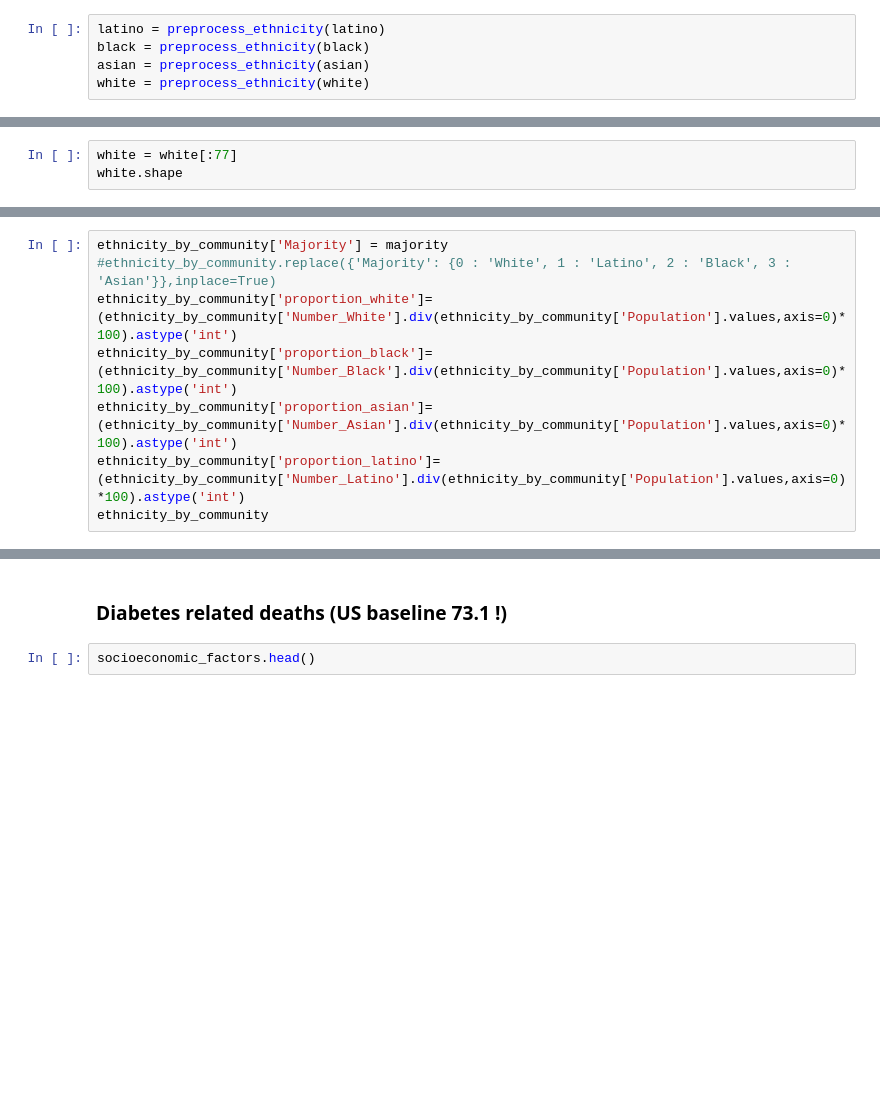
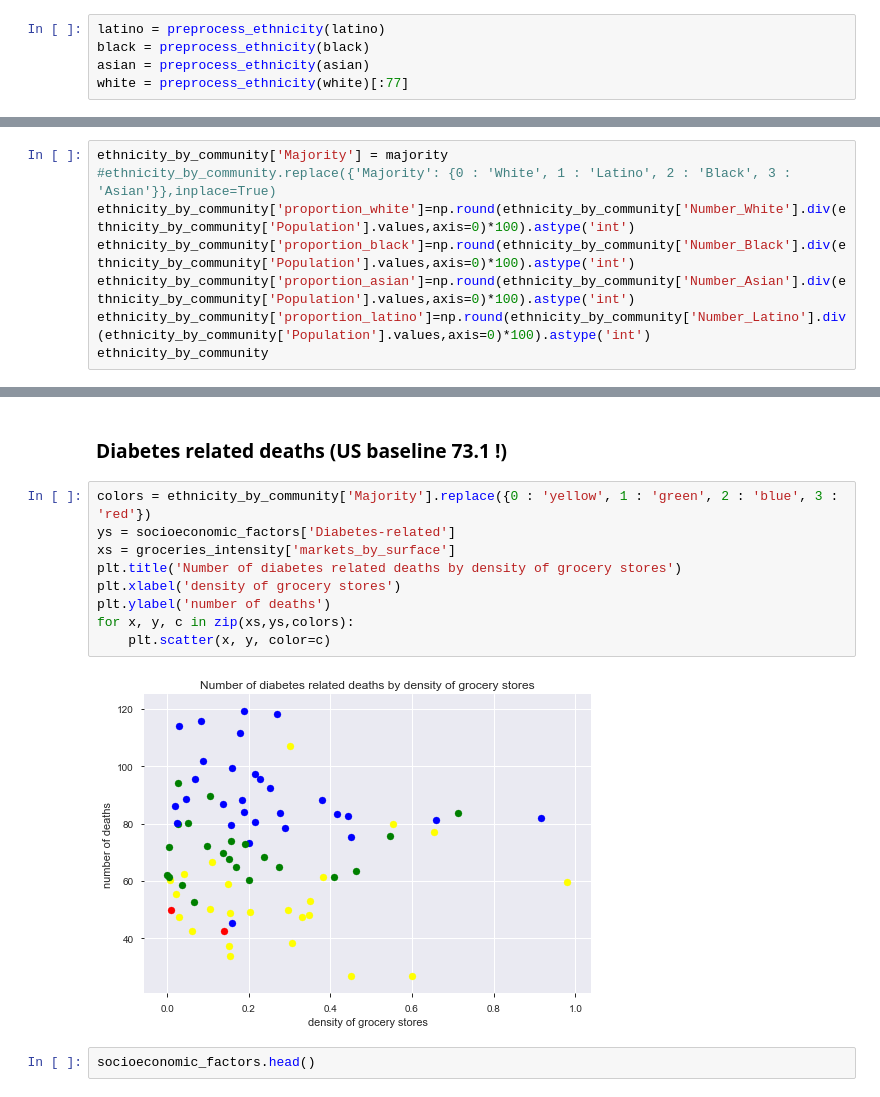
Before and after one commit to aaag97/ada-2019-project-databusters, a Jupyter notebook: 2nd_research_question.ipynb, the cells around one changed output, grey strips where cells are left out. Saved outputs shown, nothing was run; the diff lists cells and outputs as text; blank space fills up the shorter version.

```diff
--- a/2nd_research_question.ipynb
+++ b/2nd_research_question.ipynb
@@ -255,4 +251,4 @@ def preprocess_ethnicity(df):
 latino = preprocess_ethnicity(latino)
 black = preprocess_ethnicity(black)
 asian = preprocess_ethnicity(asian)
-white = preprocess_ethnicity(white)
+white = preprocess_ethnicity(white)[:77]
@@ -264,3 +254,0 @@ white = preprocess_ethnicity(white)
-# %%
-white = white[:77]
-white.shape
@@ -370,10 +338,10 @@ majority = np.argmax(np.array(ethnicity_by_community[['Number_White','Number_Lat
 # %%
 ethnicity_by_community['Majority'] = majority
 #ethnicity_by_community.replace({'Majority': {0 : 'White', 1 : 'Latino', 2 : 'Black', 3 : 'Asian'}},inplace=True)
-ethnicity_by_community['proportion_white']=(ethnicity_by_community['Number_White'].div(ethnicity_by_community['Population'].values,axis=0)*100).astype('int')
-ethnicity_by_community['proportion_black']=(ethnicity_by_community['Number_Black'].div(ethnicity_by_community['Population'].values,axis=0)*100).astype('int')
-ethnicity_by_community['proportion_asian']=(ethnicity_by_community['Number_Asian'].div(ethnicity_by_community['Population'].values,axis=0)*100).astype('int')
-ethnicity_by_community['proportion_latino']=(ethnicity_by_community['Number_Latino'].div(ethnicity_by_community['Population'].values,axis=0)*100).astype('int')
+ethnicity_by_community['proportion_white']=np.round(ethnicity_by_community['Number_White'].div(ethnicity_by_community['Population'].values,axis=0)*100).astype('int')
+ethnicity_by_community['proportion_black']=np.round(ethnicity_by_community['Number_Black'].div(ethnicity_by_community['Population'].values,axis=0)*100).astype('int')
+ethnicity_by_community['proportion_asian']=np.round(ethnicity_by_community['Number_Asian'].div(ethnicity_by_community['Population'].values,axis=0)*100).astype('int')
+ethnicity_by_community['proportion_latino']=np.round(ethnicity_by_community['Number_Latino'].div(ethnicity_by_community['Population'].values,axis=0)*100).astype('int')
 ethnicity_by_community
 # %% [output]
 |  | Community Area | Community Area Name | Number_White | Number_Latino | Number_Black | Number_Asian | ... |
@@ -425,6 +393,17 @@ ethnicity_map.save('./ethnicity_map.html')
 ## Diet-related deaths
 # %% [markdown]
 ### Diabetes related deaths (US baseline 73.1 !)
+# %%
+colors = ethnicity_by_community['Majority'].replace({0 : 'yellow', 1 : 'green', 2 : 'blue', 3 : 'red'})
+ys = socioeconomic_factors['Diabetes-related']
+xs = groceries_intensity['markets_by_surface']
+plt.title('Number of diabetes related deaths by density of grocery stores')
+plt.xlabel('density of grocery stores')
+plt.ylabel('number of deaths')
+for x, y, c in zip(xs,ys,colors):
+    plt.scatter(x, y, color=c)
+# %% [output]
+[figure, added]
 # %%
 socioeconomic_factors.head()
 # %% [output]
```
Also changed, not shown: parts of 10 cells of this notebook, 7 other files.
